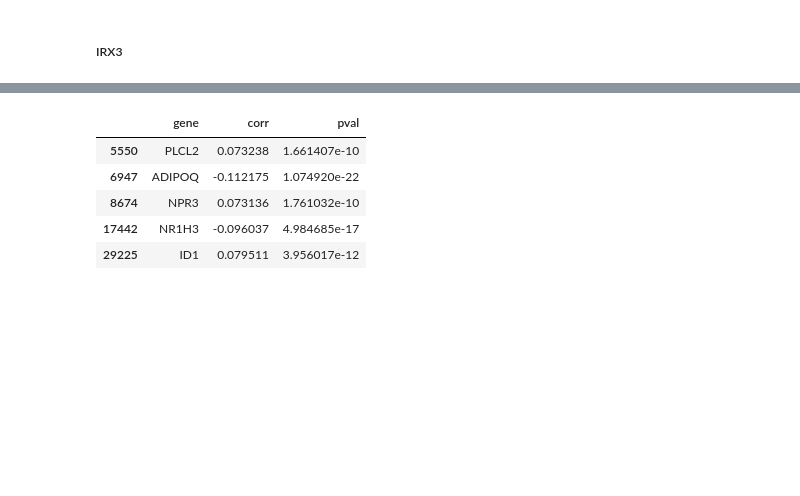
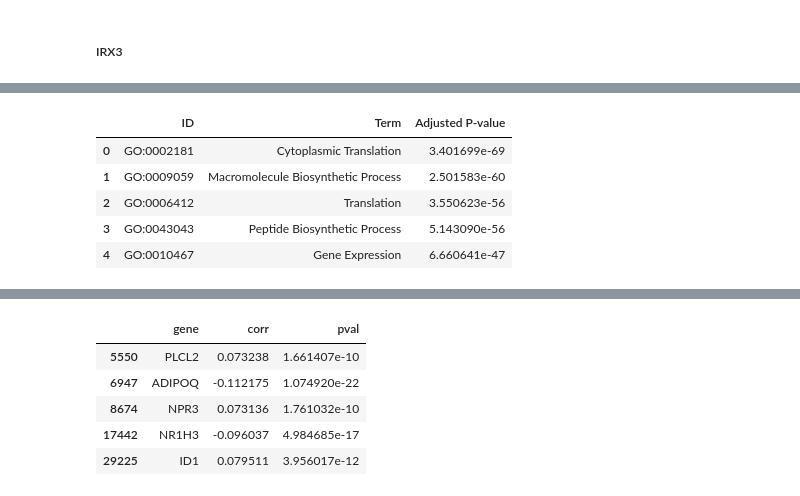
Before and after one commit to Habush/biocypher-metta, a Jupyter notebook: notebooks/gtex_tissue_gene_exp_corr.ipynb, the cells around one changed output, grey strips where cells are left out. Saved outputs shown, nothing was run; the diff lists cells and outputs as text; code cells hidden in the pictures; blank space fills up the shorter version.

```diff
--- a/notebooks/gtex_tissue_gene_exp_corr.ipynb
+++ b/notebooks/gtex_tissue_gene_exp_corr.ipynb
@@ -289,0 +341,12 @@ brown_padyp_irx3_enrichr_df["Term"] = brown_padyp_irx3_enrichr_df["Term"].apply(
+# %%
+df = brown_padyp_irx3_enrichr_df[brown_padyp_irx3_enrichr_df["Adjusted P-value"] < 0.05].copy()
+df.drop(df.columns.difference(["ID", "Term", "Adjusted P-value"]), inplace=True, axis=1)
+df.to_csv("/mnt/hdd_2/abdu/gtex/brown_preadipocytes_irx3_enrichr.csv", index=False)
+df.head()
+# %% [output]
+|  | ID | Term | Adjusted P-value |
+| 0 | GO:0002181 | Cytoplasmic Translation | 3.401699e-69 |
+| 1 | GO:0009059 | Macromolecule Biosynthetic Process | 2.501583e-60 |
+| 2 | GO:0006412 | Translation | 3.550623e-56 |
+| 3 | GO:0043043 | Peptide Biosynthetic Process | 5.143090e-56 |
+| 4 | GO:0010467 | Gene Expression | 6.660641e-47 |
```
Also changed, not shown: parts of 14 cells of this notebook, 5 other files.
